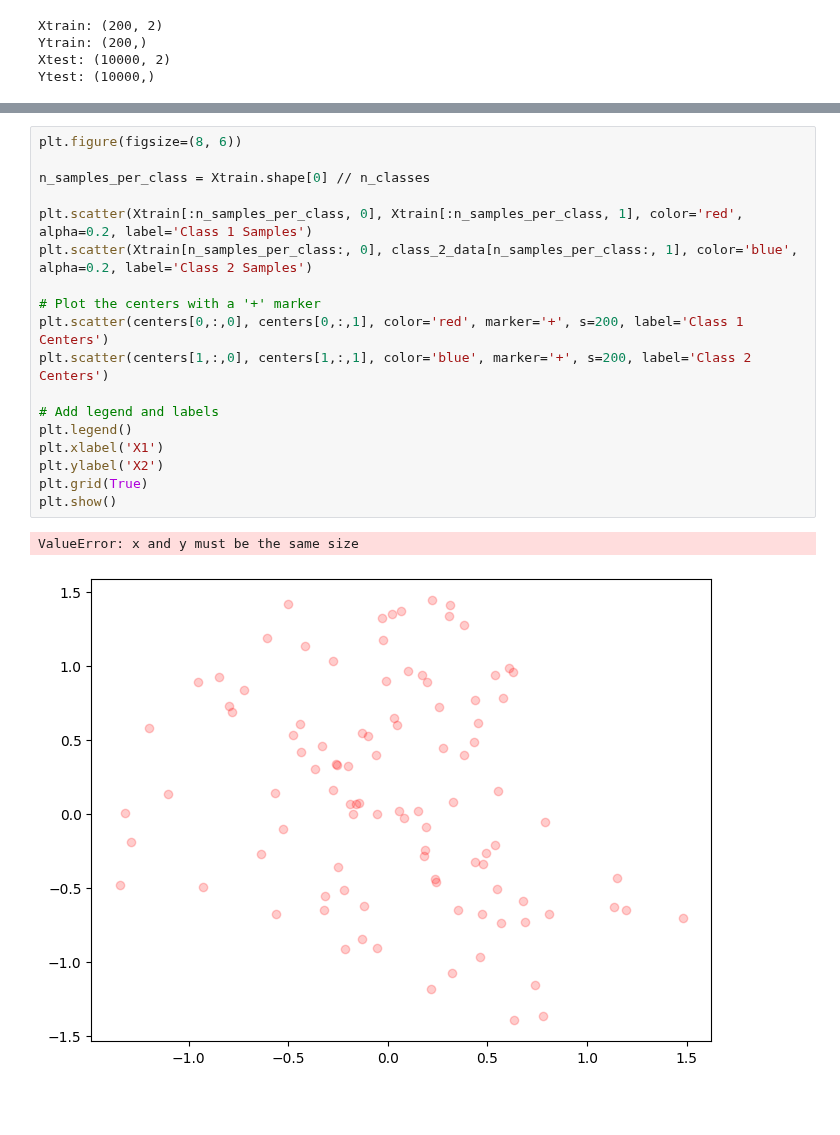
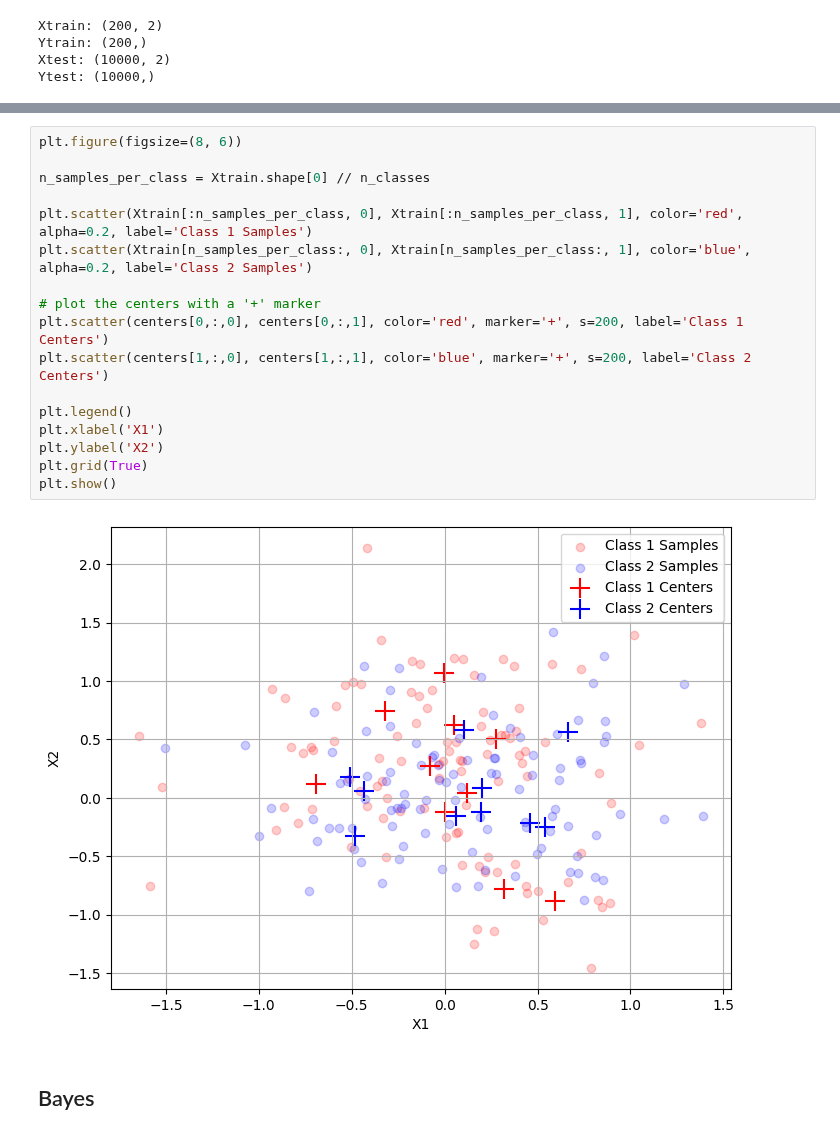
Before and after one commit to oliviagd/psl, a Jupyter notebook: coding_1/generate_data.ipynb, the cells around one changed output, grey strips where cells are left out. Cells and saved outputs as stored; diff of their text form; blank space fills up the shorter version.

```diff
--- a/coding_1/generate_data.ipynb
+++ b/coding_1/generate_data.ipynb
@@ -86,21 +66,21 @@ array([ 0.59550359,  0.31988248, -0.69112402, -0.00374937,  0.27786989,
 # %%
 plt.figure(figsize=(8, 6))
 
 n_samples_per_class = Xtrain.shape[0] // n_classes
 
 plt.scatter(Xtrain[:n_samples_per_class, 0], Xtrain[:n_samples_per_class, 1], color='red', alpha=0.2, label='Class 1 Samples')
-plt.scatter(Xtrain[n_samples_per_class:, 0], class_2_data[n_samples_per_class:, 1], color='blue', alpha=0.2, label='Class 2 Samples')
+plt.scatter(Xtrain[n_samples_per_class:, 0], Xtrain[n_samples_per_class:, 1], color='blue', alpha=0.2, label='Class 2 Samples')
 
-# Plot the centers with a '+' marker
+# plot the centers with a '+' marker
 plt.scatter(centers[0,:,0], centers[0,:,1], color='red', marker='+', s=200, label='Class 1 Centers')
 plt.scatter(centers[1,:,0], centers[1,:,1], color='blue', marker='+', s=200, label='Class 2 Centers')
 
-# Add legend and labels
 plt.legend()
 plt.xlabel('X1')
 plt.ylabel('X2')
 plt.grid(True)
 plt.show()
 # %% [output]
-ValueError: x and y must be the same size
-[figure, old version]
+[figure, new version]
+# %% [markdown]
+## Bayes
```
Also changed, not shown: parts of 4 cells of this notebook, 2 other files.
